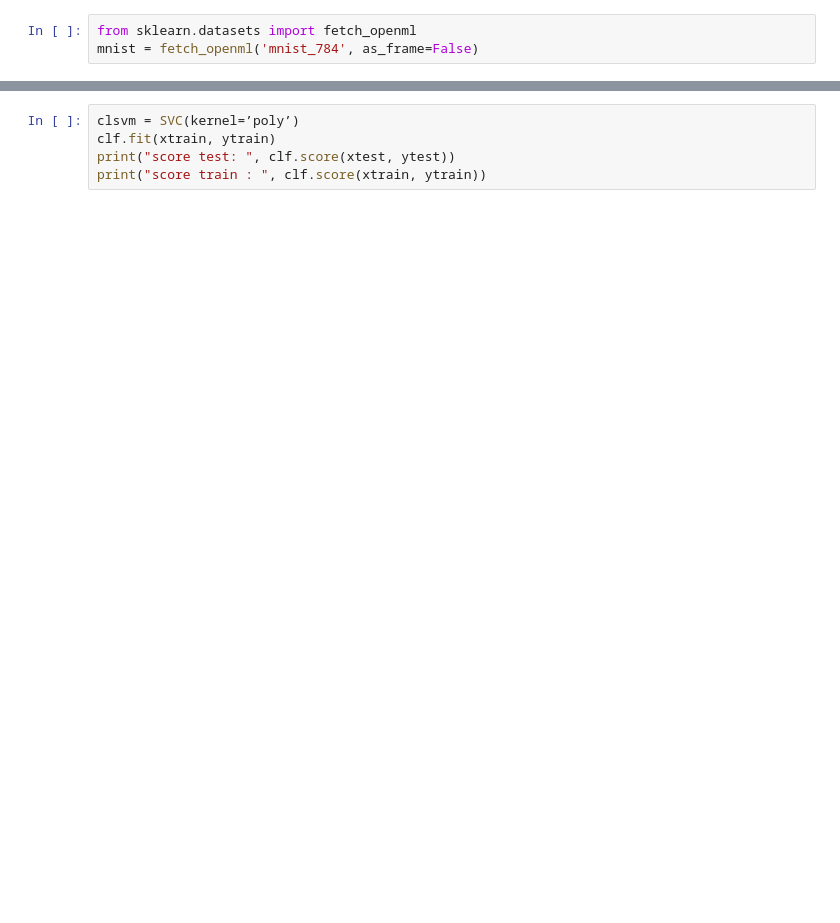
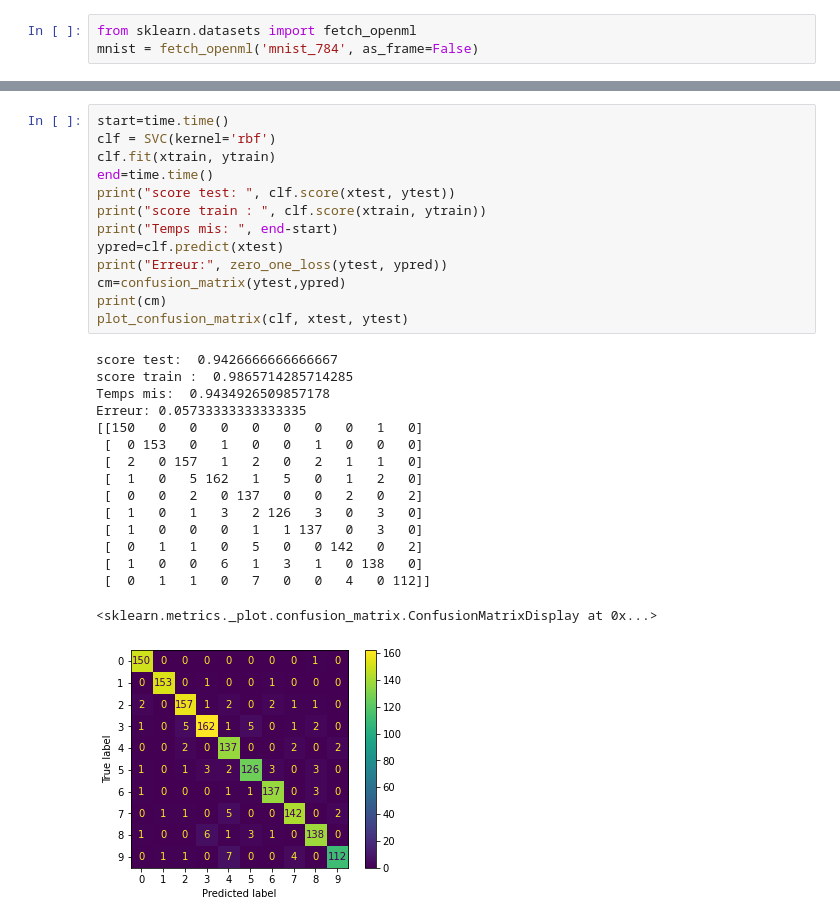
Before and after one commit to Emma-bau/Apprentissage-supervis-, a Jupyter notebook: TP3-supervise.ipynb, the cells around one changed output, grey strips where cells are left out. Cells and saved outputs as stored; diff of their text form; blank space fills up the shorter version.

```diff
--- a/TP3-supervise.ipynb
+++ b/TP3-supervise.ipynb
@@ -23,6 +96,31 @@ print("score train : ", clf.score(xtrain, ytrain))
 # %%
-clsvm = SVC(kernel=’poly’)
+start=time.time()
+clf = SVC(kernel='rbf')
 clf.fit(xtrain, ytrain)
+end=time.time()
 print("score test: ", clf.score(xtest, ytest))
 print("score train : ", clf.score(xtrain, ytrain))
+print("Temps mis: ", end-start)
+ypred=clf.predict(xtest)
+print("Erreur:", zero_one_loss(ytest, ypred))
+cm=confusion_matrix(ytest,ypred)
+print(cm)
+plot_confusion_matrix(clf, xtest, ytest)
+# %% [output]
+score test:  0.9426666666666667
+score train :  0.9865714285714285
+Temps mis:  0.9434926509857178
+Erreur: 0.05733333333333335
+[[150   0   0   0   0   0   0   0   1   0]
+ [  0 153   0   1   0   0   1   0   0   0]
+ [  2   0 157   1   2   0   2   1   1   0]
+ [  1   0   5 162   1   5   0   1   2   0]
+ [  0   0   2   0 137   0   0   2   0   2]
+ [  1   0   1   3   2 126   3   0   3   0]
+ [  1   0   0   0   1   1 137   0   3   0]
+ [  0   1   1   0   5   0   0 142   0   2]
+ [  1   0   0   6   1   3   1   0 138   0]
+ [  0   1   1   0   7   0   0   4   0 112]]
+<sklearn.metrics._plot.confusion_matrix.ConfusionMatrixDisplay at 0x...>
+[figure, added]
 # %%
```
Also changed, not shown: parts of 11 cells of this notebook, 1 other file.
